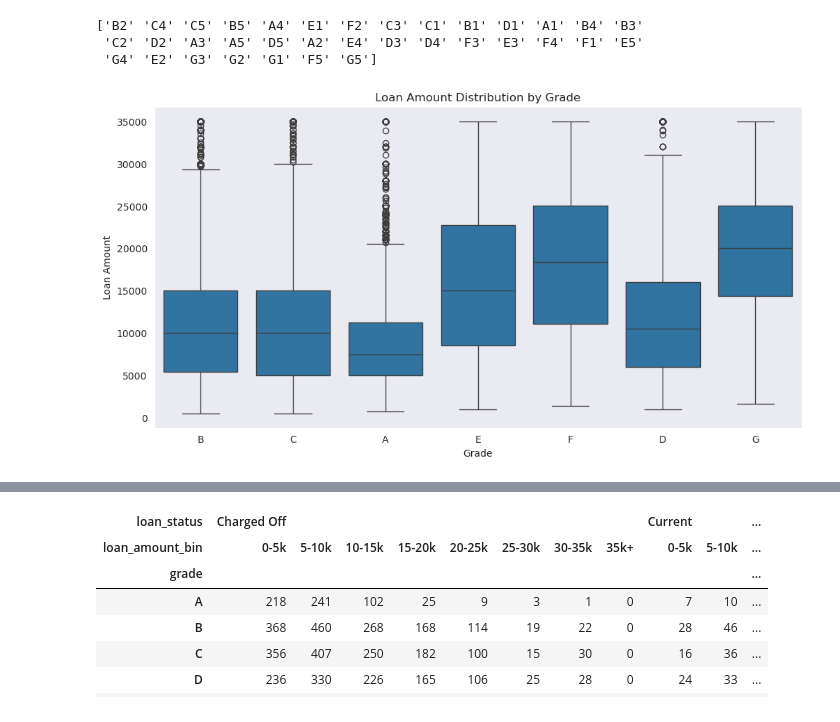
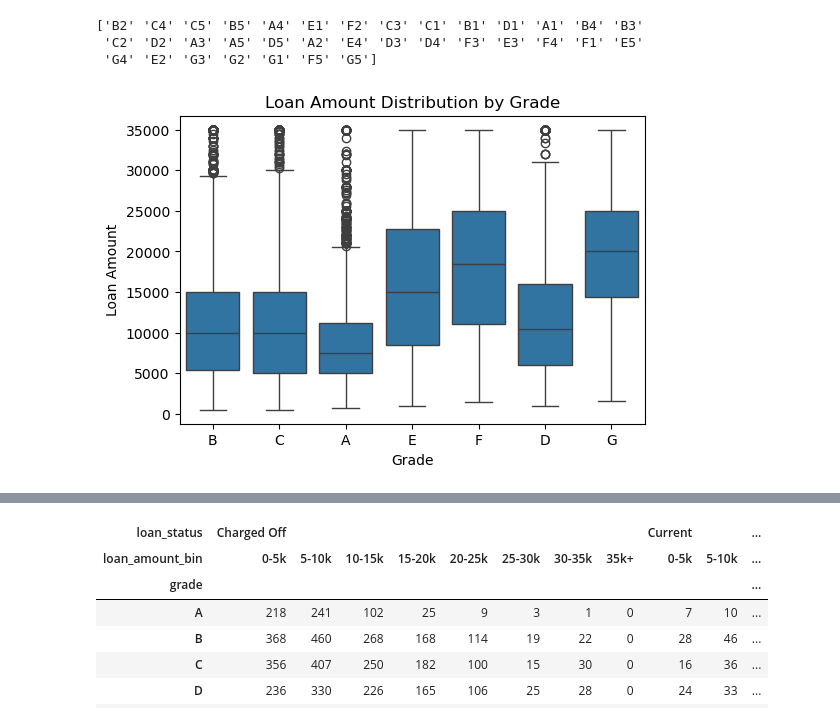
Before and after one commit to PraveenSM/LendingClubCaseStudy, a Jupyter notebook: Praveen_Mathad.ipynb, the cells around one changed output, grey strips where cells are left out. Cells and saved outputs as stored; diff of their text form; code cells hidden in the pictures.

```diff
--- a/Praveen_Mathad.ipynb
+++ b/Praveen_Mathad.ipynb
@@ -1046,14 +1054,14 @@ print(df1['sub_grade'].unique())
  'C2' 'D2' 'A3' 'A5' 'D5' 'A2' 'E4' 'D3' 'D4' 'F3' 'E3' 'F4' 'F1' 'E5'
  'G4' 'E2' 'G3' 'G2' 'G1' 'F5' 'G5']
 # %%
-plt.figure(figsize=(12, 6))
+plt.figure(figsize=(6, 4))
 sns.boxplot(data=df1, x='grade', y='loan_amnt')
 plt.title('Loan Amount Distribution by Grade')
 plt.ylabel('Loan Amount')
 plt.xlabel('Grade')
 plt.show()
 # %% [output]
-[figure, old version]
+[figure, new version]
 # %%
 ##Change the aggregation to 20th percentile
 pd.pivot_table(data=inp1,index="Content Rating",columns="Size_Bucket",values="Rating",aggfunc='count')
```
Also changed, not shown: parts of 29 cells of this notebook, 1 other file.
